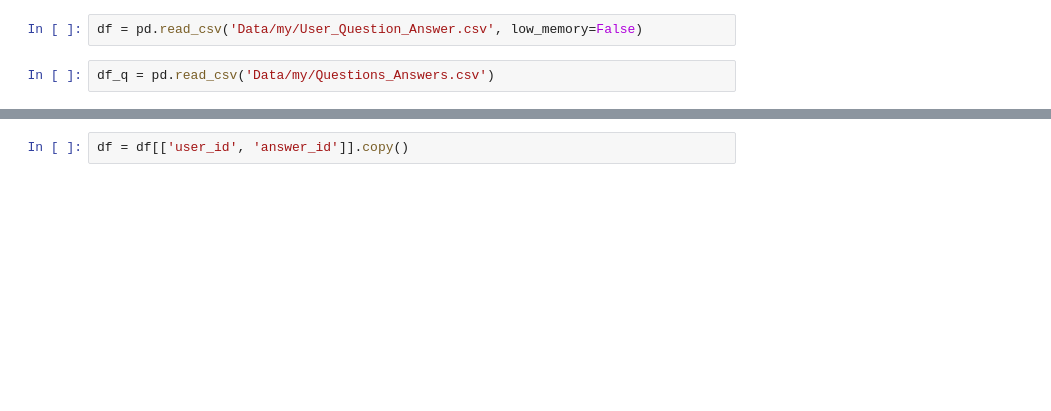
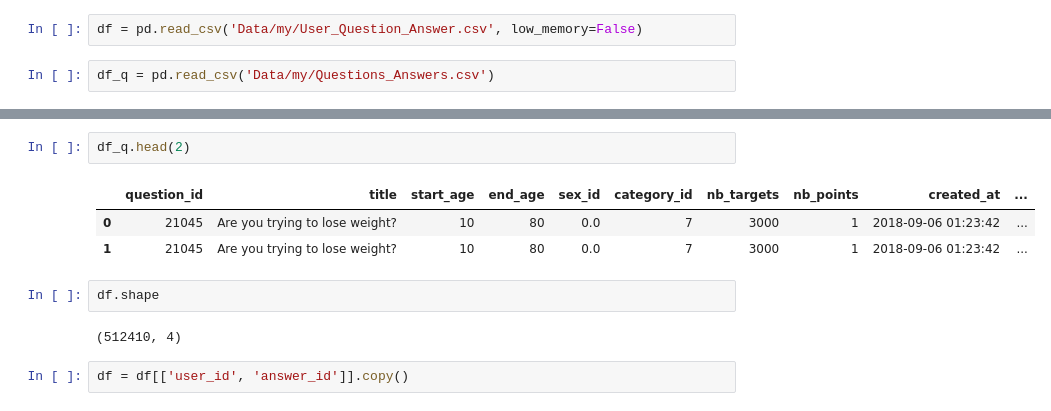
Before and after one commit to waficf/Kaggle_Competitions, a Jupyter notebook: project_1.ipynb, the cells around one changed output, grey strips where cells are left out. Saved outputs shown, nothing was run; the diff lists cells and outputs as text; blank space fills up the shorter version.

```diff
--- a/project_1.ipynb
+++ b/project_1.ipynb
@@ -13,2 +23,12 @@ df_q = pd.read_csv('Data/my/Questions_Answers.csv')
+# %%
+df_q.head(2)
+# %% [output]
+|  | question_id | title | start_age | end_age | sex_id | category_id | nb_targets | nb_points | created_at | ... |
+| 0 | 21045 | Are you trying to lose weight? | 10 | 80 | 0.0 | 7 | 3000 | 1 | 2018-09-06 01:23:42 | ... |
+| 1 | 21045 | Are you trying to lose weight? | 10 | 80 | 0.0 | 7 | 3000 | 1 | 2018-09-06 01:23:42 | ... |
+# %%
+df.shape
+# %% [output]
+(512410, 4)
 # %%
 df = df[['user_id', 'answer_id']].copy()
```
Also changed, not shown: parts of 51 cells of this notebook, 1 other file.
